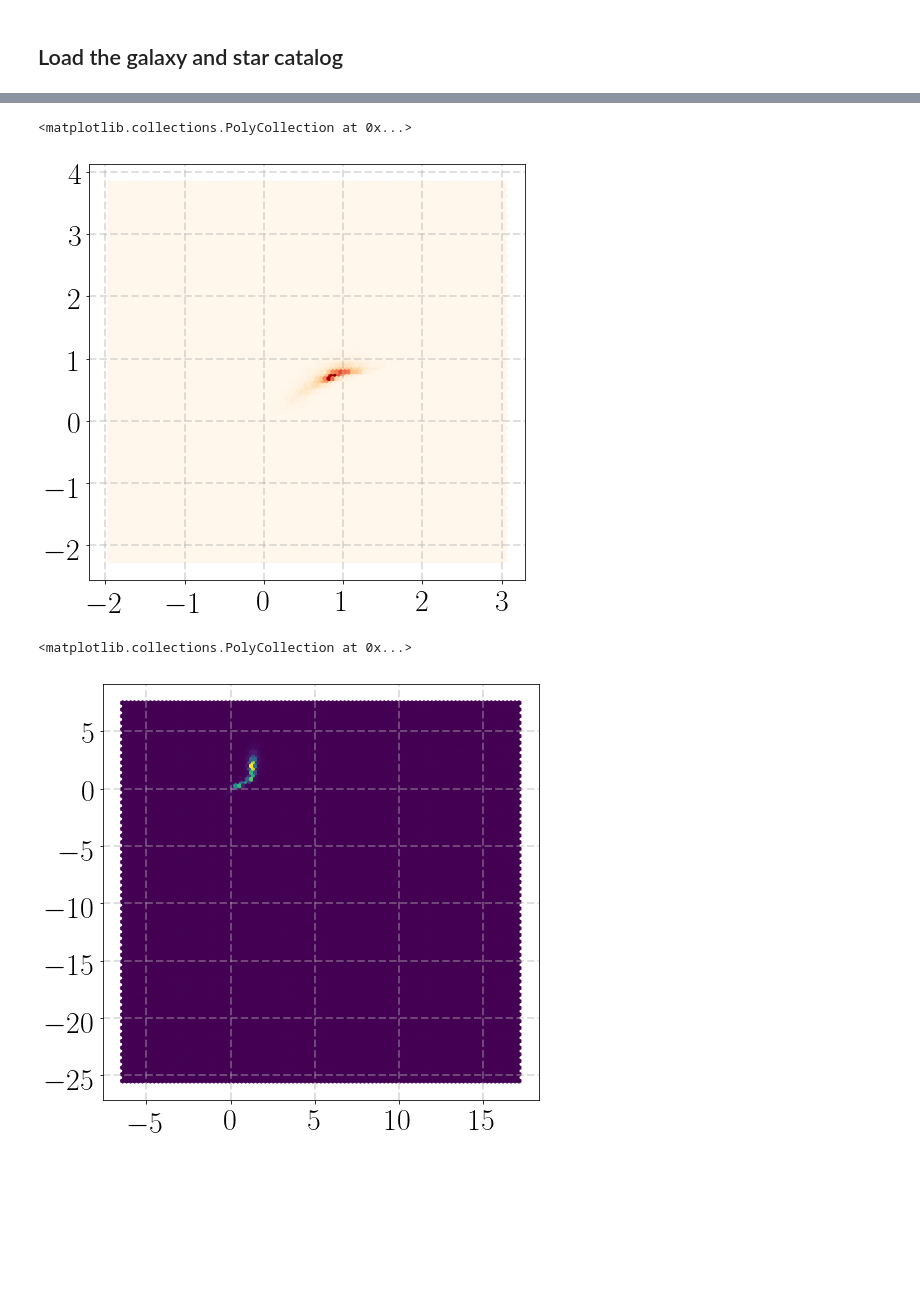
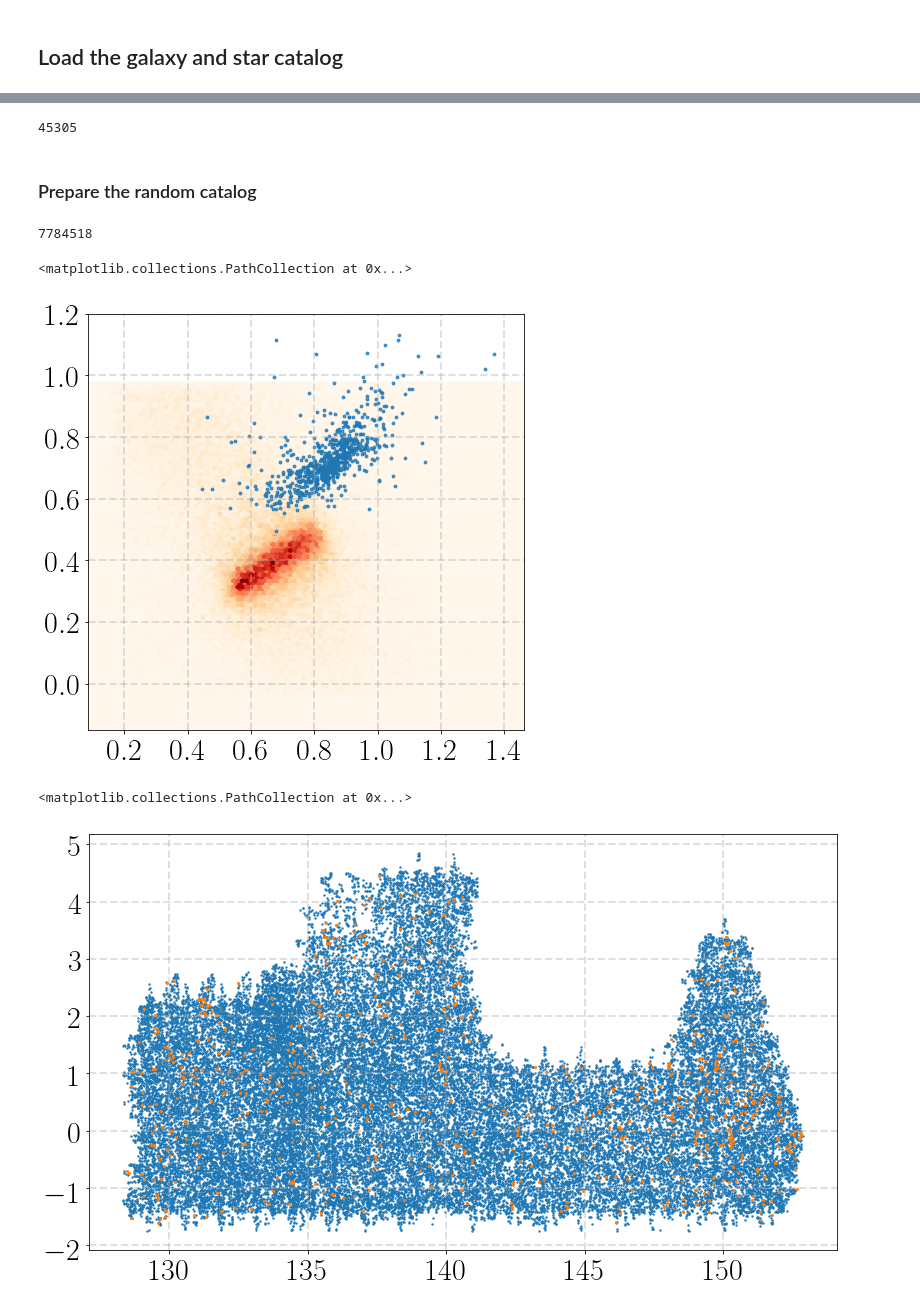
Before and after one commit to dr-guangtou/bubbletea, a Jupyter notebook: notebooks/s18a_color_color_gal_star.ipynb, the cells around one changed output, grey strips where cells are left out. Drawn from its saved outputs; the diff is of its cells as text; code cells hidden in the pictures; blank space fills up the shorter version.

Commit message:
Start a simple test

```diff
--- a/notebooks/s18a_color_color_gal_star.ipynb
+++ b/notebooks/s18a_color_color_gal_star.ipynb
@@ -66,3 +88,36 @@ print(len(gal_test), len(star_test))
+# %%
+star_mask = ((star_cat['i_psfflux_mag'] >= 22.0) &
+             (star_cat['i_psfflux_mag'] <= 25.0) &
+             np.isfinite(star_cat['g_psfflux_mag']) &
+             np.isfinite(star_cat['r_psfflux_mag']) &
+             np.isfinite(star_cat['z_psfflux_mag']) &
+             (star_cat['g_psfflux_mag'] - star_cat['r_psfflux_mag'] >= 0.2) &
+             (star_cat['g_psfflux_mag'] - star_cat['r_psfflux_mag'] <= 1.5) &
+             (star_cat['r_psfflux_mag'] - star_cat['z_psfflux_mag'] >= 0.0) &
+             (star_cat['r_psfflux_mag'] - star_cat['z_psfflux_mag'] <= 1.0) &
+             (star_cat['g_psfflux_mag'] - star_cat['i_psfflux_mag'] >= 0.8) &
+             (star_cat['g_psfflux_mag'] - star_cat['i_psfflux_mag'] <= 1.2)
+            )
+
+print(star_mask.sum())
+
+star_use = star_cat[star_mask]
+# %% [output]
+45305
+# %% [markdown]
+### Prepare the random catalog
+# %%
+rand_mask = ((rand_cat['g_inputcount_value'] >= 4) & (rand_cat['r_inputcount_value'] >= 4) &
+             (rand_cat['i_inputcount_value'] >= 4) & (rand_cat['z_inputcount_value'] >= 6) &
+             (rand_cat['y_inputcount_value'] >= 6))
+
+print(rand_mask.sum())
+
+rand_use = rand_cat[rand_mask]
+
+rand_small = np.random.choice(rand_use, 500000, replace=False)
+# %% [output]
+7784518
 # %%
 fig = plt.figure(figsize=(7, 7))
 fig.subplots_adjust(left=0.13, right=0.995,
@@ -76,34 +131,37 @@ for tick in ax1.xaxis.get_major_ticks():
 for tick in ax1.yaxis.get_major_ticks():
     tick.label.set_fontsize(30)
 
-gr_color = ((gal_test['g_cmodel_mag'] - gal_test['a_g']) -
-            (gal_test['r_cmodel_mag'] - gal_test['a_r']))
-rz_color = ((gal_test['r_cmodel_mag'] - gal_test['a_r']) -
-            (gal_test['z_cmodel_mag'] - gal_test['a_z']))
+gr_color = ((star_use['g_psfflux_mag'] - star_use['a_g']) -
+            (star_use['r_psfflux_mag'] - star_use['a_r']))
+rz_color = ((star_use['r_psfflux_mag'] - star_use['a_r']) -
+            (star_use['z_psfflux_mag'] - star_use['a_z']))
 
 ax1.hexbin(gr_color, rz_color, cmap='OrRd')
+
+gr_gal = ((gal_use['g_cmodel_mag'] - gal_use['a_g']) -
+          (gal_use['r_cmodel_mag'] - gal_use['a_r']))
+rz_gal = ((gal_use['r_cmodel_mag'] - gal_use['a_r']) -
+          (gal_use['z_cmodel_mag'] - gal_use['a_z']))
+
+ax1.scatter(gr_gal, rz_gal, s=8, alpha=0.8)
 # %% [output]
-<matplotlib.collections.PolyCollection at 0x...>
+<matplotlib.collections.PathCollection at 0x...>
-[figure, old version]
+[figure, new version]
 # %%
-fig = plt.figure(figsize=(7, 7))
+fig = plt.figure(figsize=(12, 7))
 fig.subplots_adjust(left=0.13, right=0.995,
                     bottom=0.17, top=0.995,
                     wspace=0.00, hspace=0.00)
 ax1 = fig.add_subplot(111)
 ax1.grid(linestyle='--', linewidth=2, alpha=0.4, zorder=0)
 
 for tick in ax1.xaxis.get_major_ticks():
     tick.label.set_fontsize(30)
 for tick in ax1.yaxis.get_major_ticks():
     tick.label.set_fontsize(30)
 
-gr_color = ((star_test['g_psfflux_mag'] - star_test['a_g']) -
-            (star_test['r_psfflux_mag'] - star_test['a_r']))
-rz_color = ((star_test['r_psfflux_mag'] - star_test['a_r']) -
-            (star_test['z_psfflux_mag'] - star_test['a_z']))
-
-ax1.hexbin(gr_color, rz_color)
+ax1.scatter(star_use['ra'], star_use['dec'], s=2, alpha=0.9)
+ax1.scatter(gal_use['ra'], gal_use['dec'], s=25, alpha=0.9)
 # %% [output]
-<matplotlib.collections.PolyCollection at 0x...>
+<matplotlib.collections.PathCollection at 0x...>
-[figure, old version]
+[figure, new version]
```
Also changed, not shown: parts of 18 cells of this notebook.
